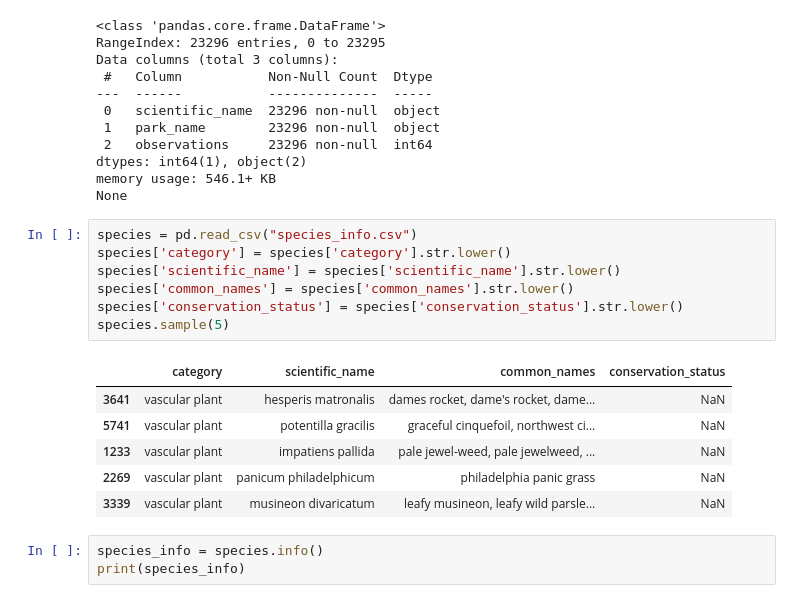
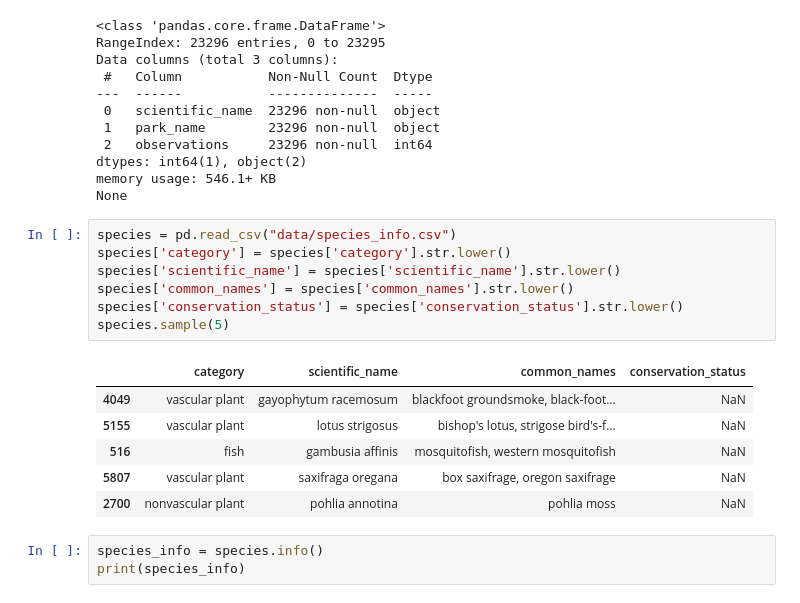
Before and after one commit to PaschalisAg/biodiversity_national_amer_parks, a Jupyter notebook: biodiversity.ipynb, the cells around one changed output. Drawn from its saved outputs; the diff is of its cells as text.

```diff
--- a/biodiversity.ipynb
+++ b/biodiversity.ipynb
@@ -100,19 +100,19 @@ dtypes: int64(1), object(2)
 memory usage: 546.1+ KB
 None
 # %%
-species = pd.read_csv("species_info.csv")
+species = pd.read_csv("data/species_info.csv")
 species['category'] = species['category'].str.lower()
 species['scientific_name'] = species['scientific_name'].str.lower()
 species['common_names'] = species['common_names'].str.lower()
 species['conservation_status'] = species['conservation_status'].str.lower()
 species.sample(5)
 # %% [output]
 |  | category | scientific_name | common_names | conservation_status |
-| 3641 | vascular plant | hesperis matronalis | dames rocket, dame's rocket, dame... | NaN |
-| 5741 | vascular plant | potentilla gracilis | graceful cinquefoil, northwest ci... | NaN |
-| 1233 | vascular plant | impatiens pallida | pale jewel-weed, pale jewelweed, ... | NaN |
-| 2269 | vascular plant | panicum philadelphicum | philadelphia panic grass | NaN |
-| 3339 | vascular plant | musineon divaricatum | leafy musineon, leafy wild parsle... | NaN |
+| 4049 | vascular plant | gayophytum racemosum | blackfoot groundsmoke, black-foot... | NaN |
+| 5155 | vascular plant | lotus strigosus | bishop's lotus, strigose bird's-f... | NaN |
+| 516 | fish | gambusia affinis | mosquitofish, western mosquitofish | NaN |
+| 5807 | vascular plant | saxifraga oregana | box saxifrage, oregon saxifrage | NaN |
+| 2700 | nonvascular plant | pohlia annotina | pohlia moss | NaN |
 # %%
 species_info = species.info()
 print(species_info)
```
Also changed, not shown: parts of 7 cells of this notebook, 8 other files.
